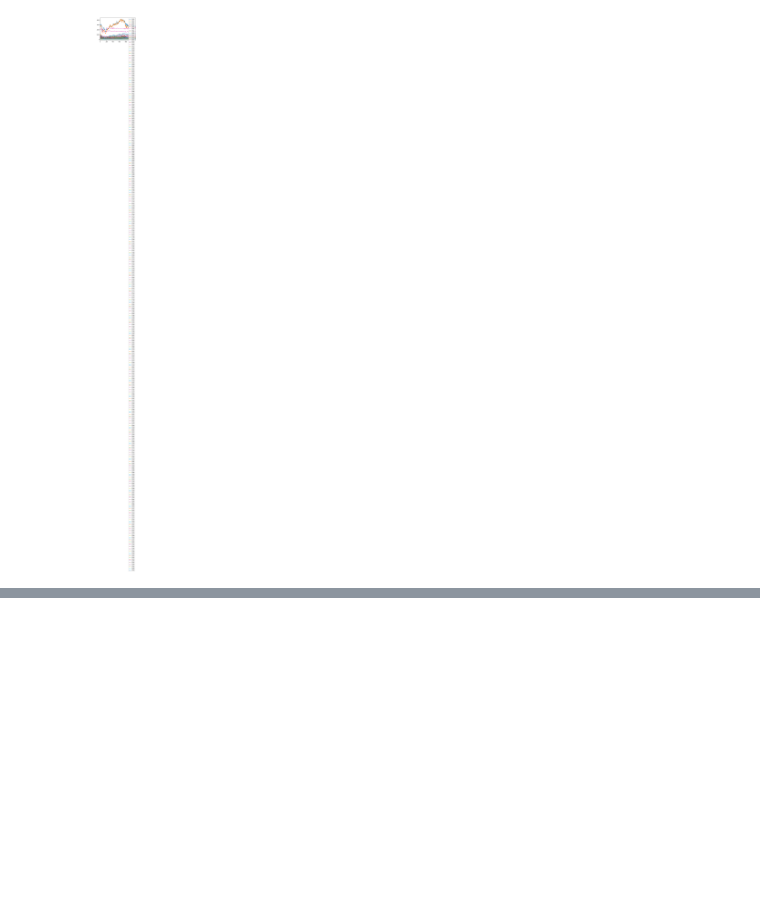
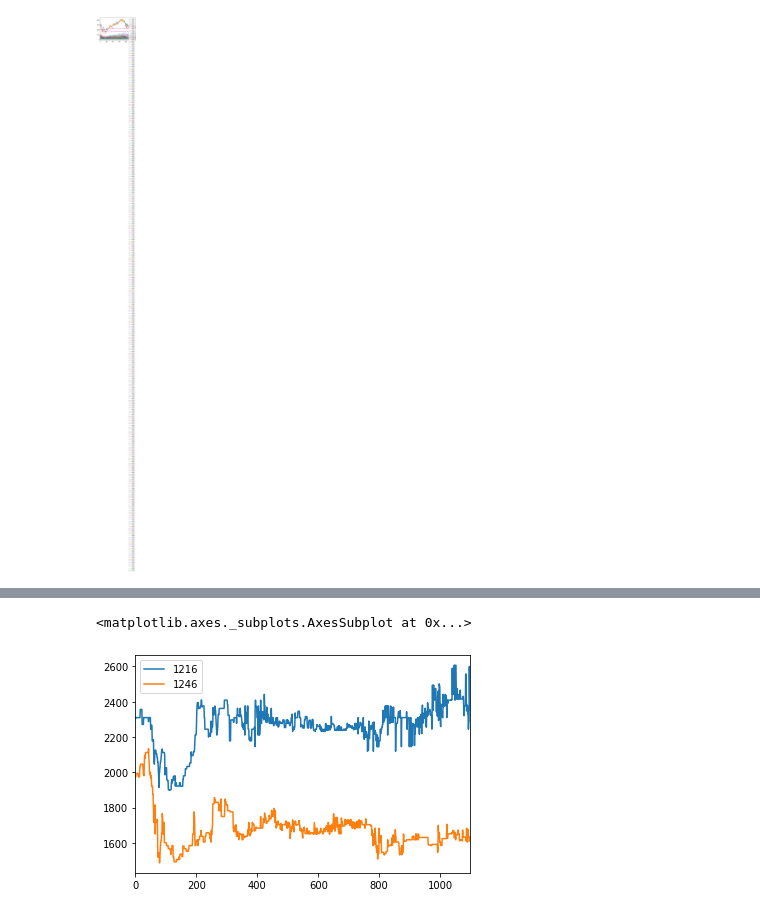
Before and after one commit to PuzzlingMojito/Ubiquant-Contest, a Jupyter notebook: notebooks/Untitled2.ipynb, the cells around one changed output, grey strips where cells are left out. Saved outputs shown, nothing was run; the diff lists cells and outputs as text; code cells hidden in the pictures; blank space fills up the shorter version.

```diff
--- a/notebooks/Untitled2.ipynb
+++ b/notebooks/Untitled2.ipynb
@@ -71,0 +88,5 @@ plt.plot(km_dba.cluster_centers_[2].reshape(-1))
+# %%
+close[np.array(all_codes)[d[3]]].plot()
+# %% [output]
+<matplotlib.axes._subplots.AxesSubplot at 0x...>
+[figure, added]
```
Also changed, not shown: parts of 11 cells of this notebook, 3 other files.
